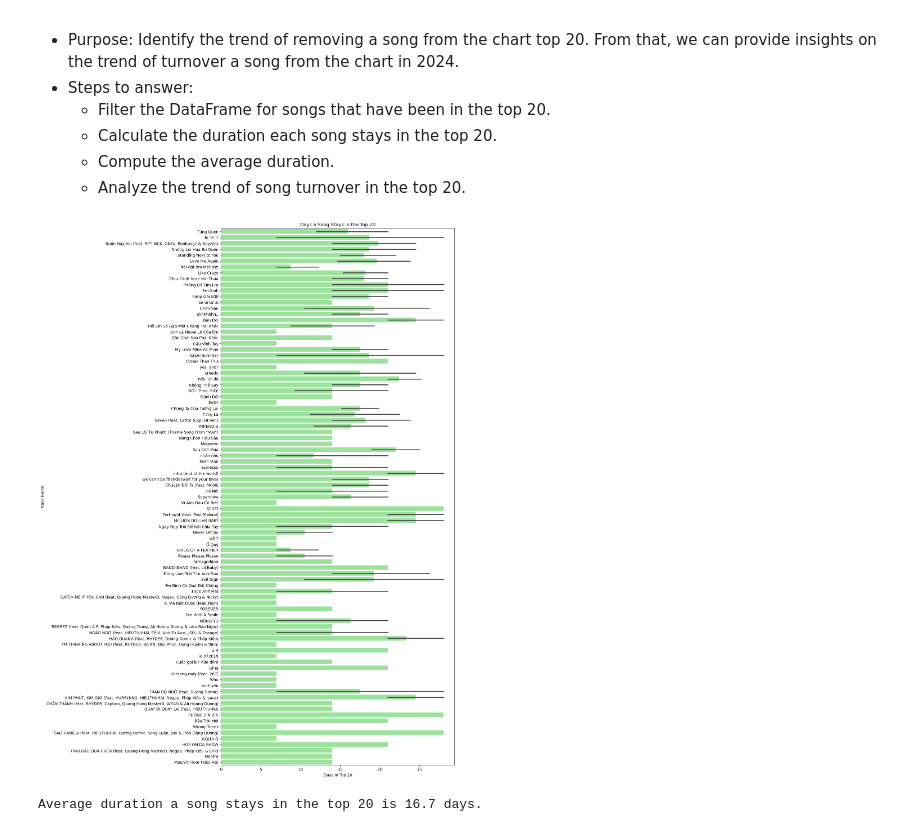
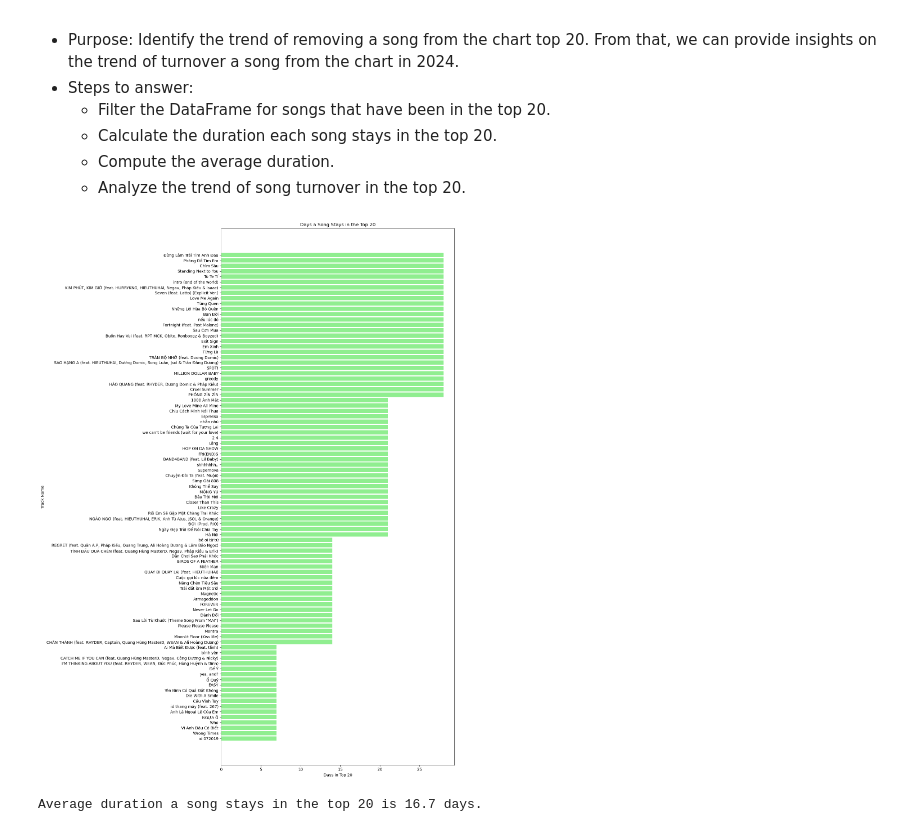
Before and after one commit to pililover/DataScience-Jobs-Market, a Jupyter notebook: SOURCECODE/Data_analysis.ipynb, the cells around one changed output. Drawn from its saved outputs; the diff is of its cells as text; code cells hidden in the pictures.

```diff
--- a/SOURCECODE/Data_analysis.ipynb
+++ b/SOURCECODE/Data_analysis.ipynb
@@ -971,22 +971,19 @@ top_20_df[['first_date_in_top_20', 'last_date_in_top_20']] = top_20_df['rank_his
 # Calculate the duration in days
 top_20_df['duration_in_top_20'] = pd.to_datetime(top_20_df['last_date_in_top_20']) - pd.to_datetime(top_20_df['first_date_in_top_20'])
 top_20_df['duration_in_top_20'] = top_20_df['duration_in_top_20'].dt.days
-
-# Filter out invalid songs
-top_20_df = top_20_df[top_20_df['duration_in_top_20'] > 0]
+top_20_df = top_20_df.sort_values(by='duration_in_top_20', ascending=False)
 # %%
 # Plot bar chart
 plt.figure(figsize=(15, 20))
-sns.barplot(x='duration_in_top_20', y='track_name', data=top_20_df, color='lightgreen')
-plt.xticks(rotation=0)
-plt.subplots_adjust(bottom=0.15, top=0.95)
+plt.barh(top_20_df['track_name'], top_20_df['duration_in_top_20'], color='lightgreen')
+plt.gca().invert_yaxis()
 plt.xlabel('Days in Top 20')
 plt.ylabel('Track Name')
 plt.title('Days a Song Stays in the Top 20')
 plt.tight_layout()
 plt.show()
 # %% [output]
-[figure, old version]
+[figure, new version]
 # %%
 # Calculate the average duration of songs in top 20 (in days)
 average_duration = top_20_df['duration_in_top_20'].mean()
```
Also changed, not shown: parts of 2 cells of this notebook.
